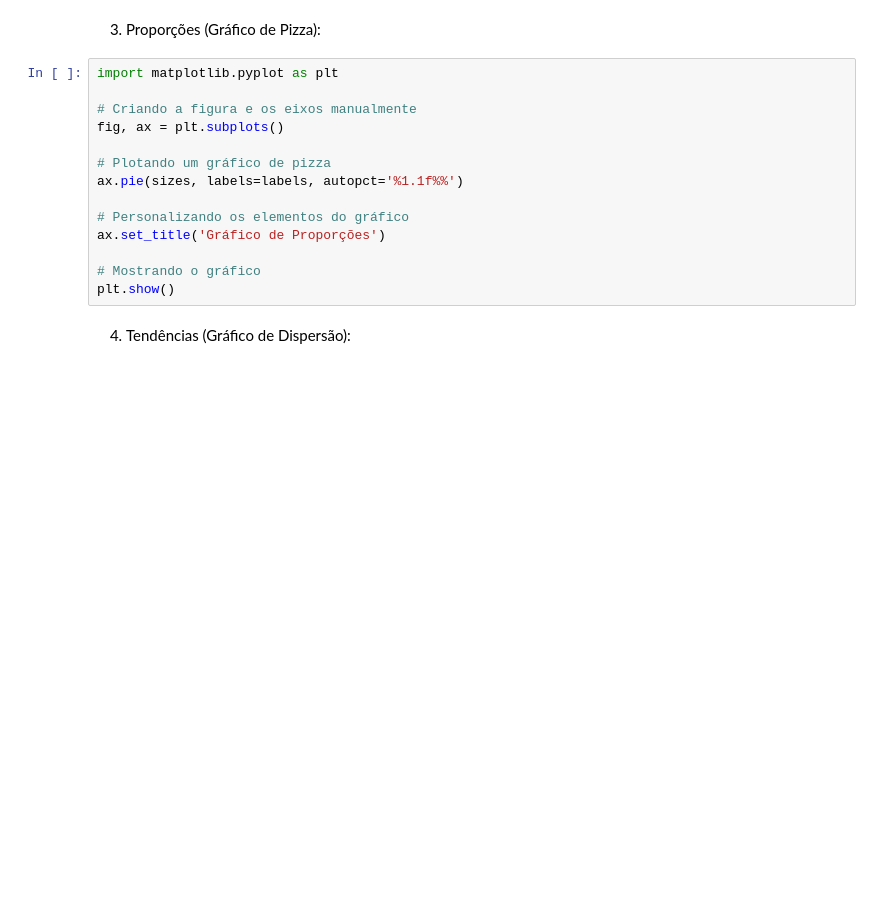
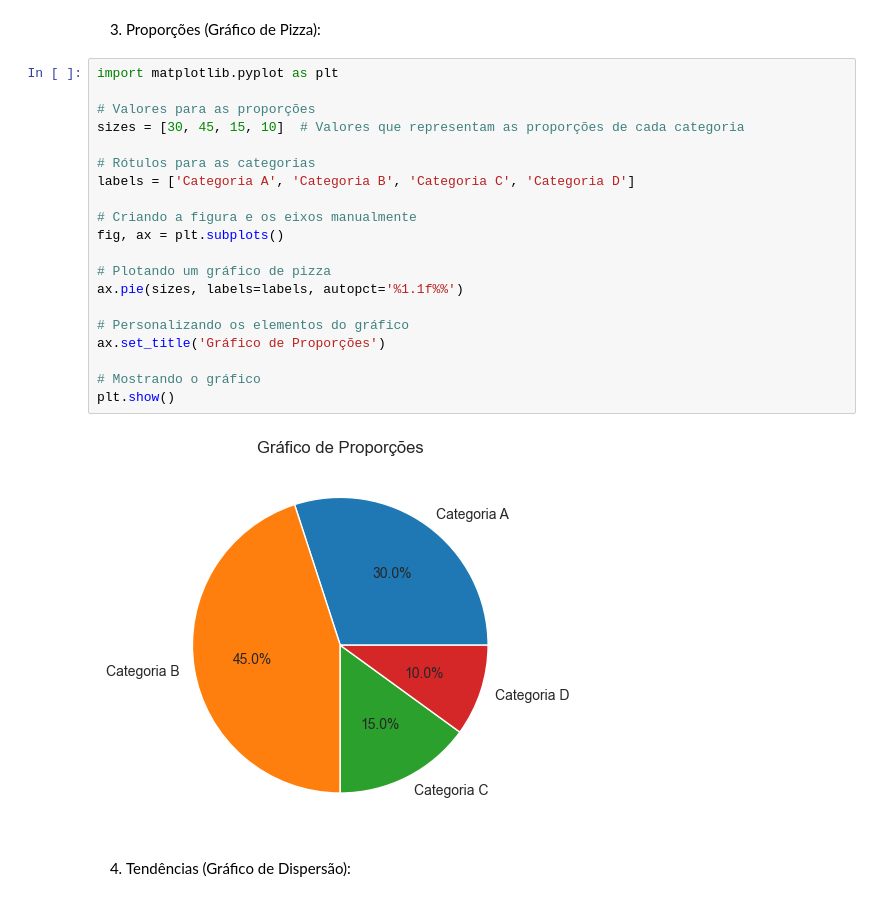
Before and after one commit to NULLBYTE-RGH/Sistemas-e-Sinais, a Jupyter notebook: Resumo.ipynb, the cells around one changed output. Cells and saved outputs as stored; diff of their text form; blank space fills up the shorter version.

```diff
--- a/Resumo.ipynb
+++ b/Resumo.ipynb
@@ -553,18 +579,26 @@ plt.show()
 3. Proporções (Gráfico de Pizza):
 # %%
 import matplotlib.pyplot as plt
+
+# Valores para as proporções
+sizes = [30, 45, 15, 10]  # Valores que representam as proporções de cada categoria
+
+# Rótulos para as categorias
+labels = ['Categoria A', 'Categoria B', 'Categoria C', 'Categoria D']
 
 # Criando a figura e os eixos manualmente
 fig, ax = plt.subplots()
 
 # Plotando um gráfico de pizza
 ax.pie(sizes, labels=labels, autopct='%1.1f%%')
 
 # Personalizando os elementos do gráfico
 ax.set_title('Gráfico de Proporções')
 
 # Mostrando o gráfico
 plt.show()
+# %% [output]
+[figure, added]
 # %% [markdown]
 4. Tendências (Gráfico de Dispersão):
 # %%
```
Also changed, not shown: parts of 21 cells of this notebook.
